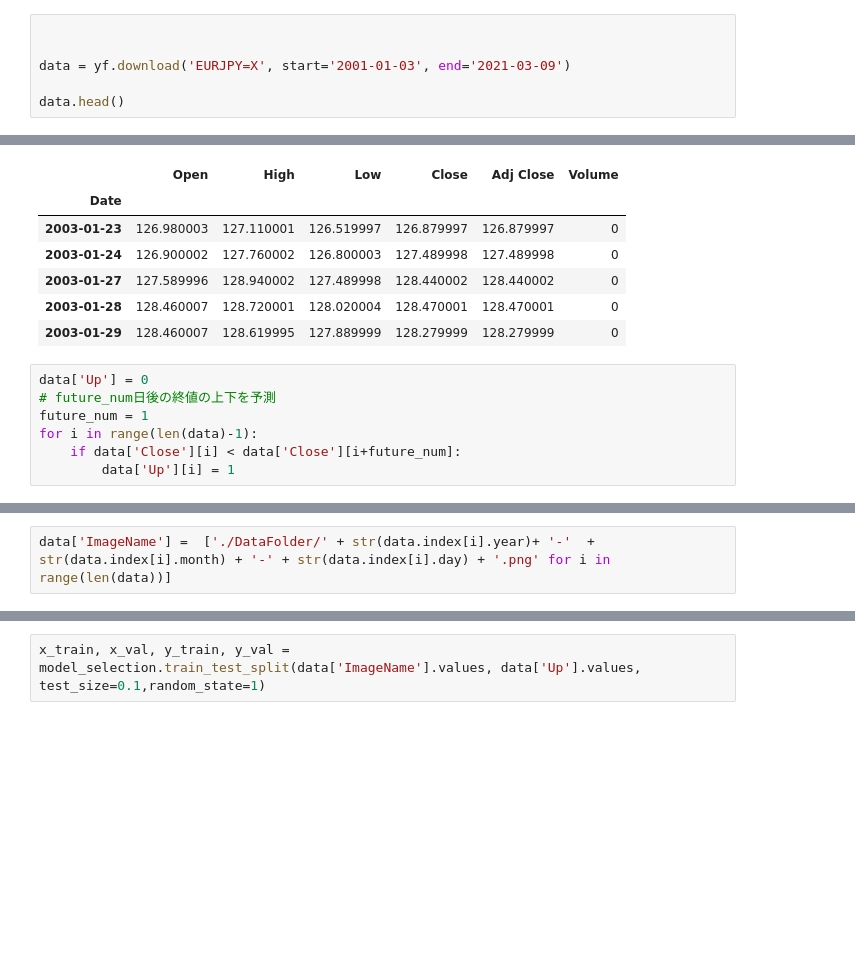
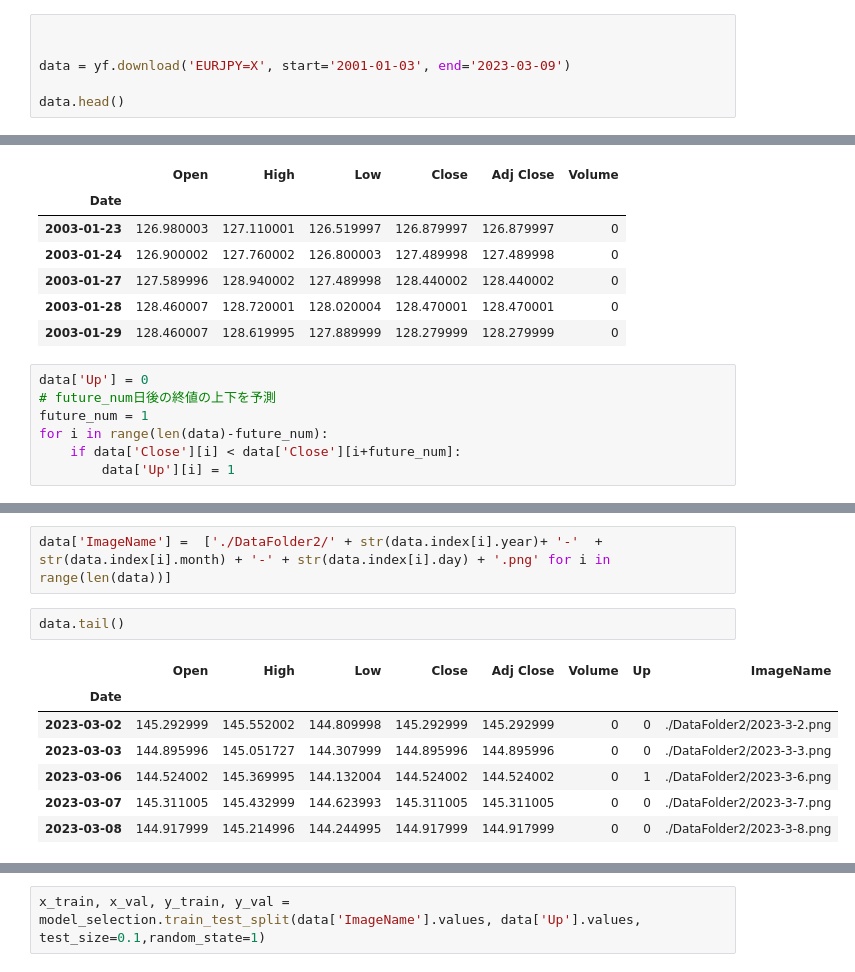
Before and after one commit to Yoshiki172/FX_prediction, a Jupyter notebook: main.ipynb, the cells around one changed output, grey strips where cells are left out. Drawn from its saved outputs; the diff is of its cells as text; blank space fills up the shorter version.

```diff
--- a/main.ipynb
+++ b/main.ipynb
@@ -20,7 +20,7 @@ import copy
 # %%
 
 
-data = yf.download('EURJPY=X', start='2001-01-03', end='2021-03-09')
+data = yf.download('EURJPY=X', start='2001-01-03', end='2023-03-09')
 
 data.head()
 # %% [output]
@@ -36,7 +36,7 @@ data.head()
 data['Up'] = 0
 # future_num日後の終値の上下を予測
 future_num = 1
-for i in range(len(data)-1):
+for i in range(len(data)-future_num):
     if data['Close'][i] < data['Close'][i+future_num]:
         data['Up'][i] = 1
 # %% [output]
@@ -47,2 +60,12 @@ See the caveats in the documentation: https://pandas.pydata.org/pandas-docs/stab
 # %%
-data['ImageName'] =  ['./DataFolder/' + str(data.index[i].year)+ '-'  + str(data.index[i].month) + '-' + str(data.index[i].day) + '.png' for i in range(len(data))]
+data['ImageName'] =  ['./DataFolder2/' + str(data.index[i].year)+ '-'  + str(data.index[i].month) + '-' + str(data.index[i].day) + '.png' for i in range(len(data))]
+# %%
+data.tail()
+# %% [output]
+|  | Open | High | Low | Close | Adj Close | Volume | Up | ImageName |
+| Date |  |  |  |  |  |  |  |  |
+| 2023-03-02 | 145.292999 | 145.552002 | 144.809998 | 145.292999 | 145.292999 | 0 | 0 | ./DataFolder2/2023-3-2.png |
+| 2023-03-03 | 144.895996 | 145.051727 | 144.307999 | 144.895996 | 144.895996 | 0 | 0 | ./DataFolder2/2023-3-3.png |
+| 2023-03-06 | 144.524002 | 145.369995 | 144.132004 | 144.524002 | 144.524002 | 0 | 1 | ./DataFolder2/2023-3-6.png |
+| 2023-03-07 | 145.311005 | 145.432999 | 144.623993 | 145.311005 | 145.311005 | 0 | 0 | ./DataFolder2/2023-3-7.png |
+| 2023-03-08 | 144.917999 | 145.214996 | 144.244995 | 144.917999 | 144.917999 | 0 | 0 | ./DataFolder2/2023-3-8.png |
```
Also changed, not shown: parts of 17 cells of this notebook.
